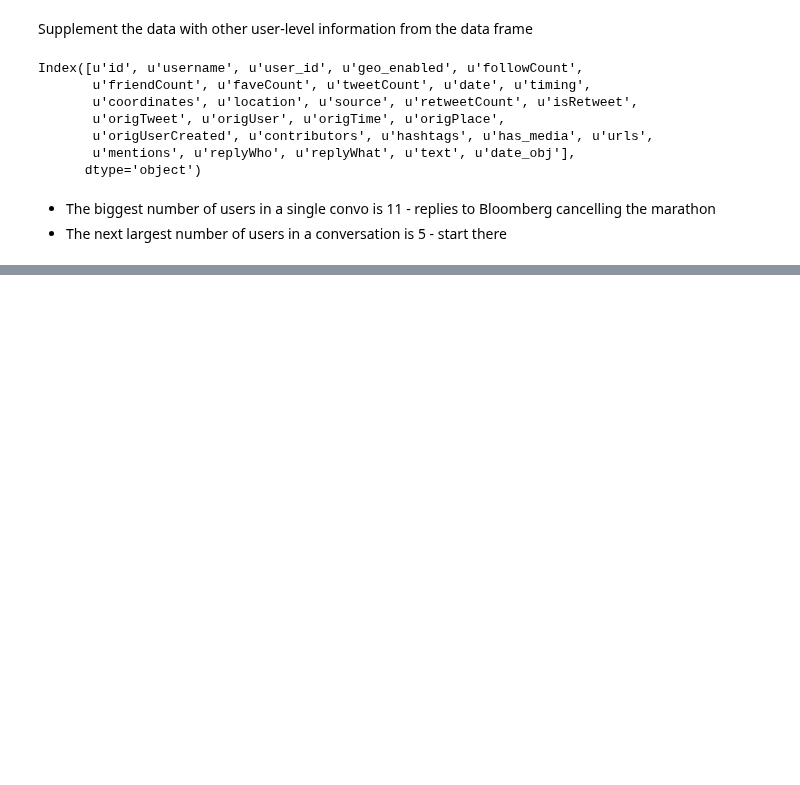
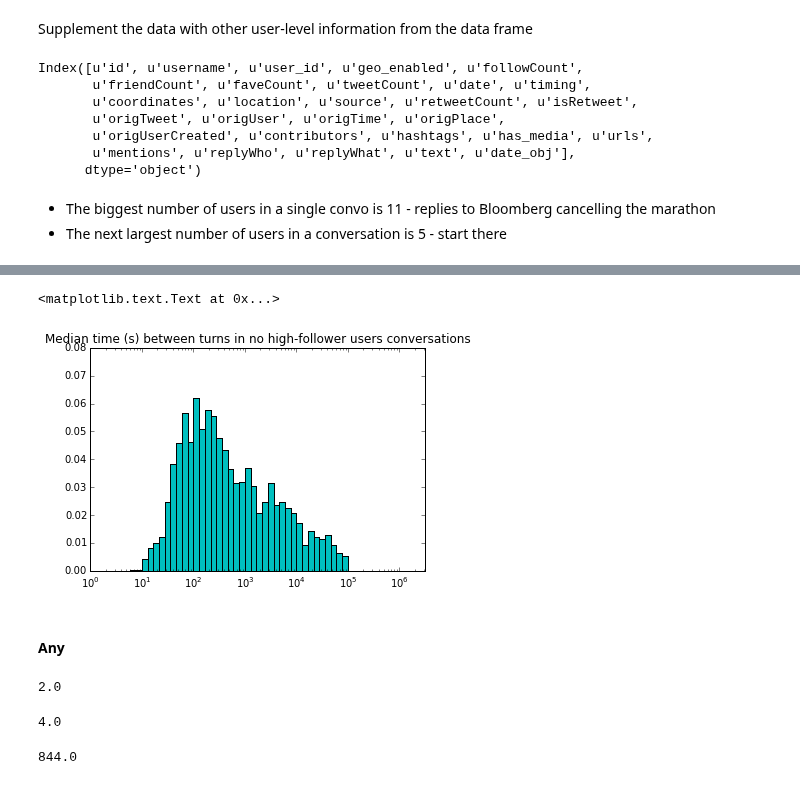
Before and after one commit to marinkala/ReplyNetworks, a Jupyter notebook: bbConversationAnalysisUsers.ipynb, the cells around one changed output, grey strips where cells are left out. Saved outputs shown, nothing was run; the diff lists cells and outputs as text; code cells hidden in the pictures; blank space fills up the shorter version.

```diff
--- a/bbConversationAnalysisUsers.ipynb
+++ b/bbConversationAnalysisUsers.ipynb
@@ -543,0 +769,29 @@ for i in xrange(5):
+# %%
+medRepTime=NoHighFollow.medianReplyTime.dropna().tolist()
+bins=np.logspace(0, int(np.log(max(medRepTime))), 100)
+width=bins[1:]-bins[:-1]
+h, b=np.histogram(medRepTime,bins)
+h=h/float(sum(h))
+plt.bar(b[:-1], h, width, color='c')
+#plt.plot(bins[:-1], fit[:-1]*width, linewidth=2)
+plt.gca().set_xscale("log")
+plt.xlim(xmin=0,xmax=10**6.5)
+plt.ylim(ymin=0, ymax=0.08)
+plt.title('Median time (s) between turns in no high-follower users conversations')
+# %% [output]
+<matplotlib.text.Text at 0x...>
+[figure, added]
+# %% [markdown]
+#### Any
+# %%
+np.median(AnyHighFollow.convSize)
+# %% [output]
+2.0
+# %%
+np.percentile(AnyHighFollow.convSize,90)
+# %% [output]
+4.0
+# %%
+np.median(AnyHighFollow.convoLen)
+# %% [output]
+844.0
```
Also changed, not shown: parts of 142 cells of this notebook, 1 other file.
